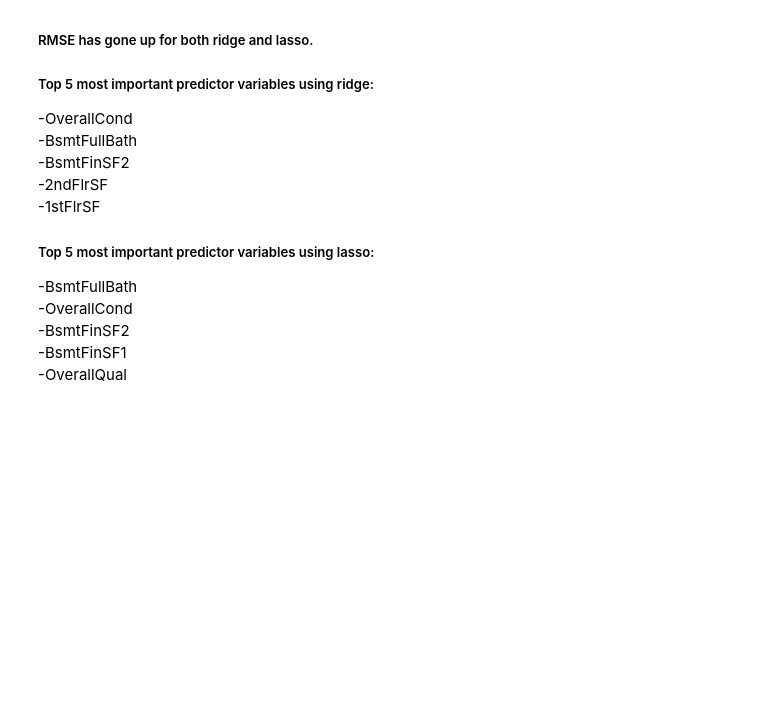
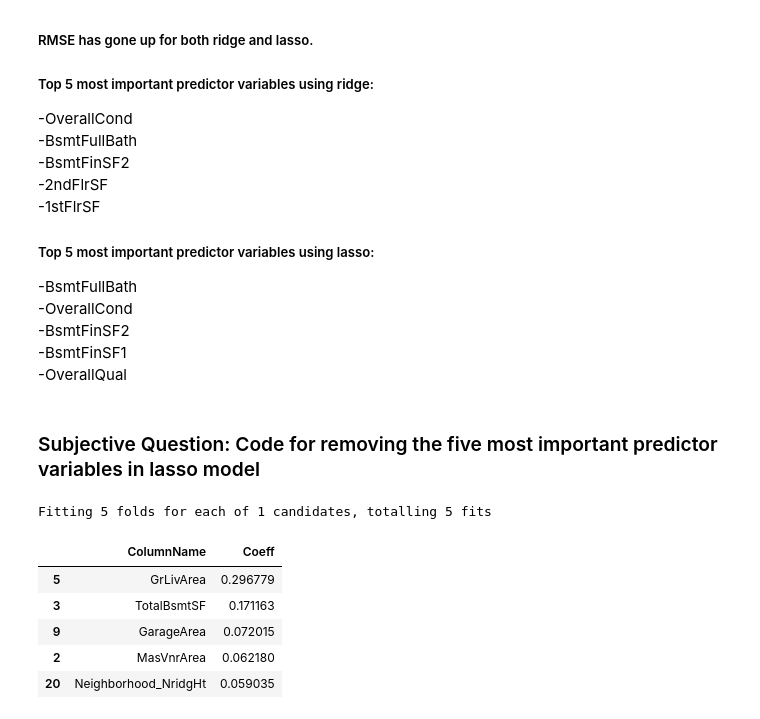
Before and after one commit to rahul2july/housingpriceprediction, a Jupyter notebook: Housing_Price_Prediction.ipynb, the cells around one changed output. Drawn from its saved outputs; the diff is of its cells as text; code cells hidden in the pictures; blank space fills up the shorter version.

```diff
--- a/Housing_Price_Prediction.ipynb
+++ b/Housing_Price_Prediction.ipynb
@@ -1260,3 +1260,43 @@ betas_changed
 -BsmtFinSF2 <br>
 -BsmtFinSF1 <br>
 -OverallQual <br>
+# %% [markdown]
+### Subjective Question: Code for removing the five most important predictor variables in lasso model
+# %%
+# lasso regression
+lasso = Lasso()
+
+# cross validation
+model_cv = GridSearchCV(estimator = lasso,
+                        param_grid = params,
+                        scoring= 'neg_mean_absolute_error',
+                        cv = folds,
+                        return_train_score=True,
+                        verbose = 1)
+
+model_cv.fit(X_train, y_train)
+
+# best hyperparameters
+model_cv.best_params_
+
+# drop top 5 most important features as per Lasso
+top_features = ['BsmtFullBath', 'OverallCond', 'BsmtFinSF2', 'BsmtFinSF1', 'OverallQual']
+X_train.drop(top_features, axis=1, inplace=True)
+X_test.drop(top_features, axis=1, inplace=True)
+
+# Fit Lasso model for best params
+alpha = model_cv.best_params_['alpha']
+lasso = Lasso(alpha=alpha)
+lasso.fit(X_train, y_train)
+
+# most important variables
+pd.DataFrame(zip(X_train.columns[lasso.coef_ > 0], lasso.coef_[lasso.coef_ > 0]), columns=['ColumnName', 'Coeff']).sort_values('Coeff', ascending=False).head(5).ColumnName.values
+pd.DataFrame(zip(X_train.columns[lasso.coef_ > 0], lasso.coef_[lasso.coef_ > 0]), columns=['ColumnName', 'Coeff']).sort_values('Coeff', ascending=False).head(5)
+# %% [output]
+Fitting 5 folds for each of 1 candidates, totalling 5 fits
+|  | ColumnName | Coeff |
+| 5 | GrLivArea | 0.296779 |
+| 3 | TotalBsmtSF | 0.171163 |
+| 9 | GarageArea | 0.072015 |
+| 2 | MasVnrArea | 0.062180 |
+| 20 | Neighborhood_NridgHt | 0.059035 |
```
Also changed, not shown: parts of 3 cells of this notebook, 2 other files.
